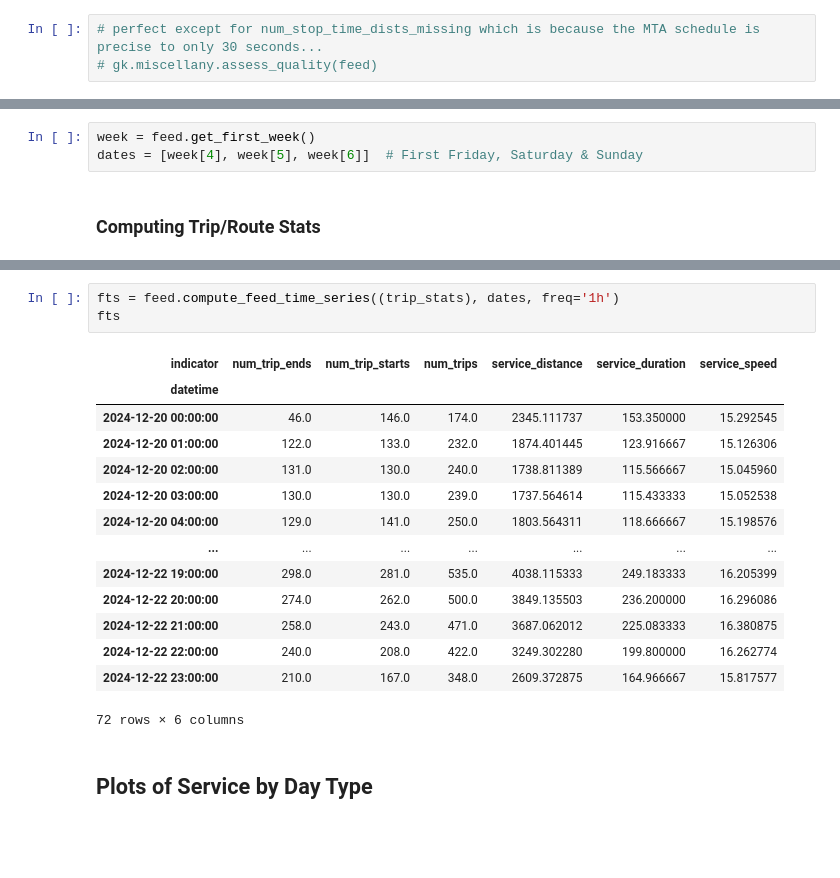
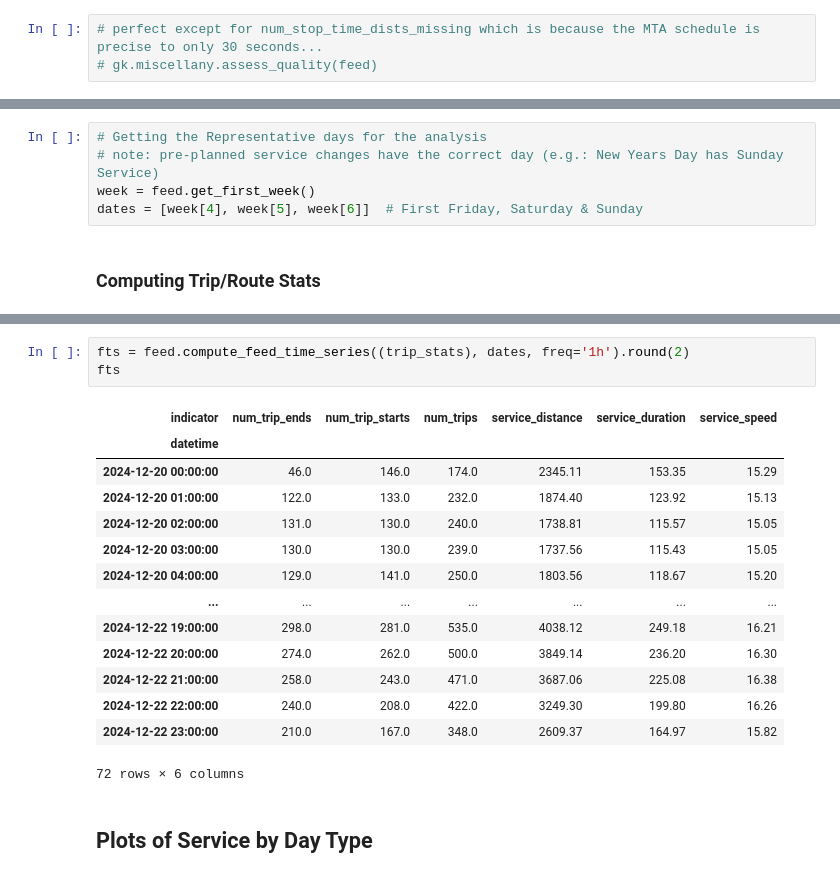
Before and after one commit to gregfeliu/NYC-Subway-Frequencies, a Jupyter notebook: Notebooks/3.Miscellaneous_Analysis.ipynb, the cells around one changed output, grey strips where cells are left out. Cells and saved outputs as stored; diff of their text form; blank space fills up the shorter version.

```diff
--- a/Notebooks/3.Miscellaneous_Analysis.ipynb
+++ b/Notebooks/3.Miscellaneous_Analysis.ipynb
@@ -87,6 +141,8 @@ gk.miscellany.summarize(feed).head()
 | 3 | agency | agency_timezone | 1 | 1 | 1 | America/New_York | America/New_York |
 | 4 | agency | agency_lang | 1 | 1 | 1 | en | en |
 # %%
+# Getting the Representative days for the analysis
+# note: pre-planned service changes have the correct day (e.g.: New Years Day has Sunday Service)
 week = feed.get_first_week()
 dates = [week[4], week[5], week[6]]  # First Friday, Saturday & Sunday
 # %% [markdown]
@@ -114,22 +170,22 @@ trip_stats.head().T
 | distance | 14.511194 | 14.511194 | 14.511194 | 14.511194 | 14.511194 |
 | speed | 14.883276 | 14.883276 | 15.01158 | 14.883276 | 14.883276 |
 # %%
-fts = feed.compute_feed_time_series((trip_stats), dates, freq='1h')
+fts = feed.compute_feed_time_series((trip_stats), dates, freq='1h').round(2)
 fts
 # %% [output]
 | indicator | num_trip_ends | num_trip_starts | num_trips | service_distance | service_duration | service_speed |
 | datetime |  |  |  |  |  |  |
-| 2024-12-20 00:00:00 | 46.0 | 146.0 | 174.0 | 2345.111737 | 153.350000 | 15.292545 |
-| 2024-12-20 01:00:00 | 122.0 | 133.0 | 232.0 | 1874.401445 | 123.916667 | 15.126306 |
-| 2024-12-20 02:00:00 | 131.0 | 130.0 | 240.0 | 1738.811389 | 115.566667 | 15.045960 |
-| 2024-12-20 03:00:00 | 130.0 | 130.0 | 239.0 | 1737.564614 | 115.433333 | 15.052538 |
-| 2024-12-20 04:00:00 | 129.0 | 141.0 | 250.0 | 1803.564311 | 118.666667 | 15.198576 |
+| 2024-12-20 00:00:00 | 46.0 | 146.0 | 174.0 | 2345.11 | 153.35 | 15.29 |
+| 2024-12-20 01:00:00 | 122.0 | 133.0 | 232.0 | 1874.40 | 123.92 | 15.13 |
+| 2024-12-20 02:00:00 | 131.0 | 130.0 | 240.0 | 1738.81 | 115.57 | 15.05 |
+| 2024-12-20 03:00:00 | 130.0 | 130.0 | 239.0 | 1737.56 | 115.43 | 15.05 |
+| 2024-12-20 04:00:00 | 129.0 | 141.0 | 250.0 | 1803.56 | 118.67 | 15.20 |
 | ... | ... | ... | ... | ... | ... | ... |
-| 2024-12-22 19:00:00 | 298.0 | 281.0 | 535.0 | 4038.115333 | 249.183333 | 16.205399 |
-| 2024-12-22 20:00:00 | 274.0 | 262.0 | 500.0 | 3849.135503 | 236.200000 | 16.296086 |
-| 2024-12-22 21:00:00 | 258.0 | 243.0 | 471.0 | 3687.062012 | 225.083333 | 16.380875 |
-| 2024-12-22 22:00:00 | 240.0 | 208.0 | 422.0 | 3249.302280 | 199.800000 | 16.262774 |
-| 2024-12-22 23:00:00 | 210.0 | 167.0 | 348.0 | 2609.372875 | 164.966667 | 15.817577 |
+| 2024-12-22 19:00:00 | 298.0 | 281.0 | 535.0 | 4038.12 | 249.18 | 16.21 |
+| 2024-12-22 20:00:00 | 274.0 | 262.0 | 500.0 | 3849.14 | 236.20 | 16.30 |
+| 2024-12-22 21:00:00 | 258.0 | 243.0 | 471.0 | 3687.06 | 225.08 | 16.38 |
+| 2024-12-22 22:00:00 | 240.0 | 208.0 | 422.0 | 3249.30 | 199.80 | 16.26 |
+| 2024-12-22 23:00:00 | 210.0 | 167.0 | 348.0 | 2609.37 | 164.97 | 15.82 |
 72 rows × 6 columns
 # %% [markdown]
 ## Plots of Service by Day Type
```
Also changed, not shown: parts of 33 cells of this notebook.
